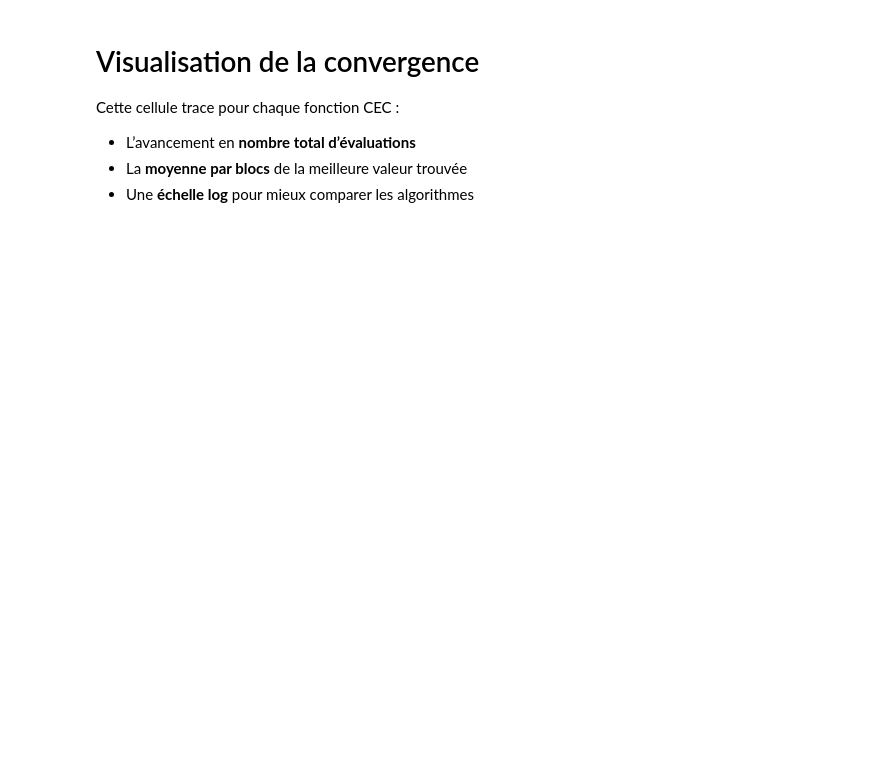
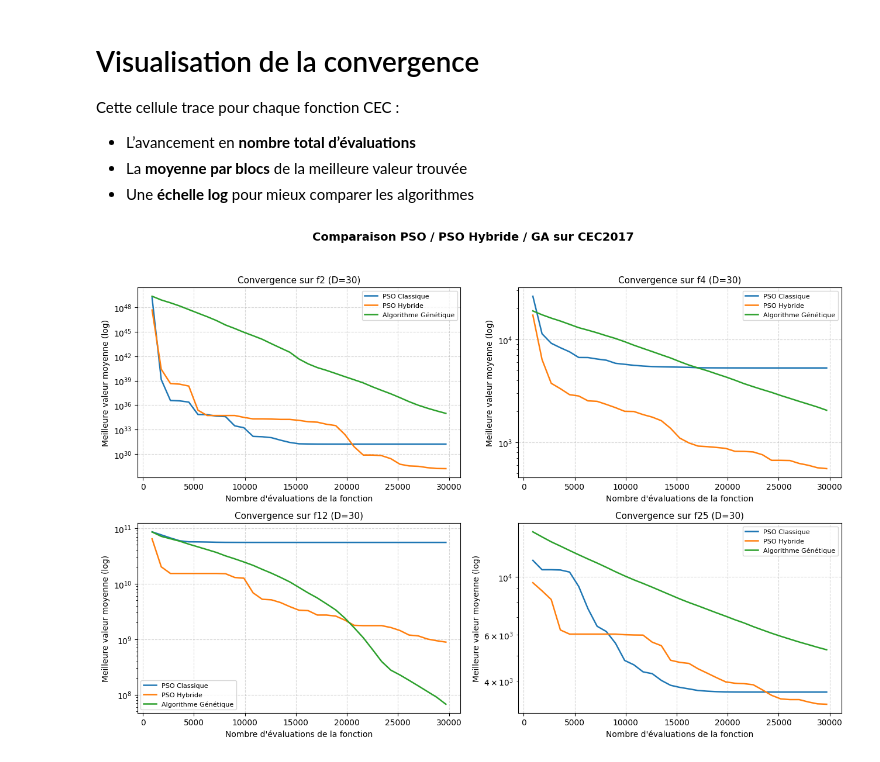
Before and after one commit to yessineabdelmaksoud/Meta-heuristique, a Jupyter notebook: compte rendu/visualisation.ipynb, the cells around one changed output. Saved outputs shown, nothing was run; the diff lists cells and outputs as text; code cells hidden in the pictures; blank space fills up the shorter version.

```diff
--- a/compte rendu/visualisation.ipynb
+++ b/compte rendu/visualisation.ipynb
@@ -284,19 +302,21 @@ Cette cellule trace pour chaque fonction CEC :
 # %%
 plt.figure(figsize=(13, 9))
 
 for i, (nom_f, courbes) in enumerate(resultats.items(), start=1):
     plt.subplot(2, 2, i)
     for nom_algo, hist in courbes.items():
         x, y = moyenne_blocs(hist, pas=STEP, evals_par_iter=POP)
         plt.plot(x, y, label=nom_algo, linewidth=1.8)
 
     plt.title(f"Convergence sur {nom_f} (D={DIM})", fontsize=11)
     plt.xlabel("Nombre d'évaluations de la fonction")
     plt.ylabel("Meilleure valeur moyenne (log)")
     plt.grid(True, linestyle="--", alpha=0.5)
     plt.yscale("log")
     plt.legend(fontsize=8)
 
 plt.suptitle("Comparaison PSO / PSO Hybride / GA sur CEC2017", fontsize=14, fontweight="bold")
-plt.tight_layout(rect=[0, 0, 1, 0.95])
+plt.tight_layout(rect=(0, 0, 1, 0.95))
 plt.show()
+# %% [output]
+[figure, added]
```
Also changed, not shown: parts of 2 cells of this notebook.
